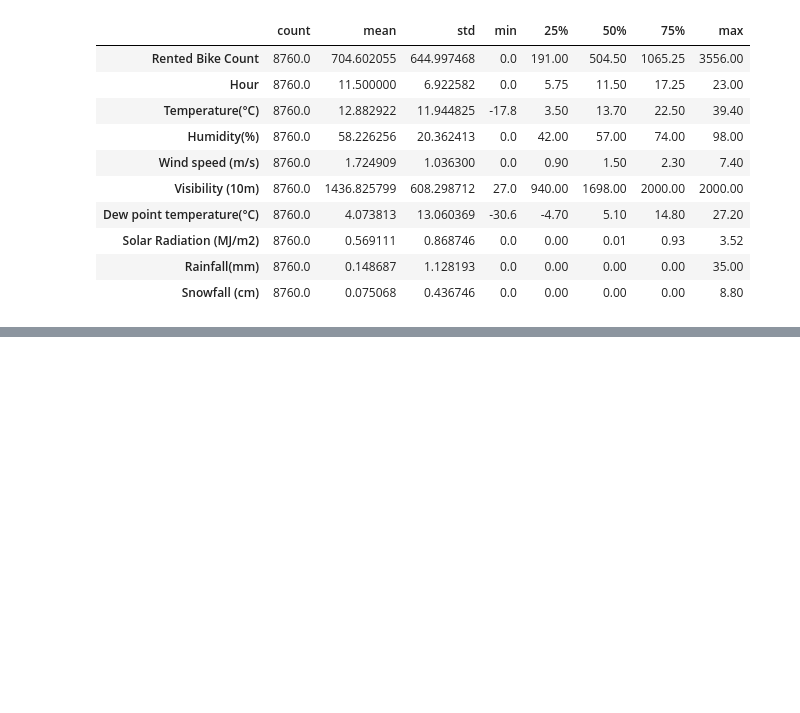
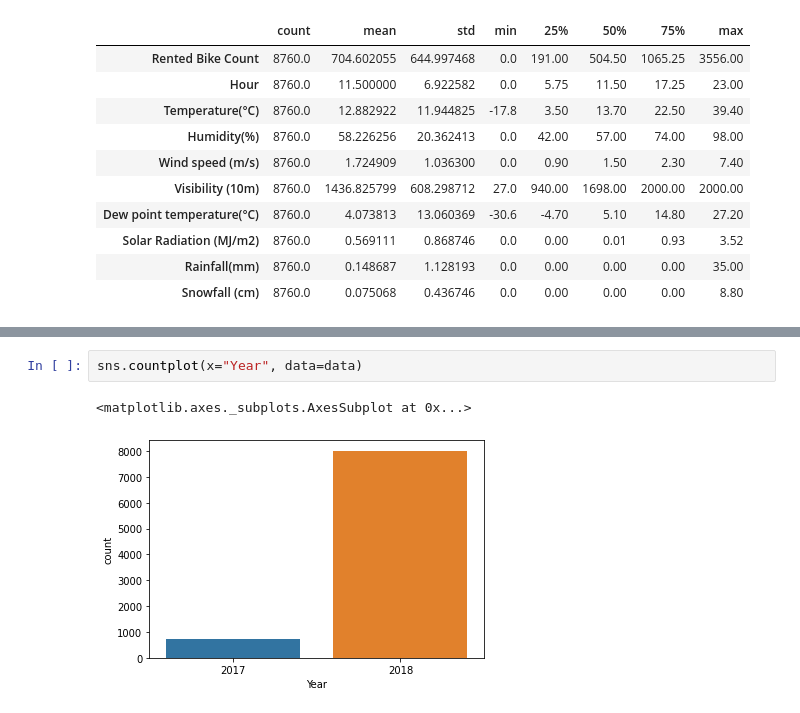
Before and after one commit to vinaylanjewar/Bike-Sharing-Demand-Prediction, a Jupyter notebook: Bike_Sharing_Demand_Prediction_Capstone_Project_2.ipynb, the cells around one changed output, grey strips where cells are left out. Drawn from its saved outputs; the diff is of its cells as text; blank space fills up the shorter version.

```diff
--- a/Bike_Sharing_Demand_Prediction_Capstone_Project_2.ipynb
+++ b/Bike_Sharing_Demand_Prediction_Capstone_Project_2.ipynb
@@ -144,0 +252,5 @@ data.describe().transpose()
+# %%
+sns.countplot(x="Year", data=data)
+# %% [output]
+<matplotlib.axes._subplots.AxesSubplot at 0x...>
+[figure, added]
```
Also changed, not shown: parts of 22 cells of this notebook.
